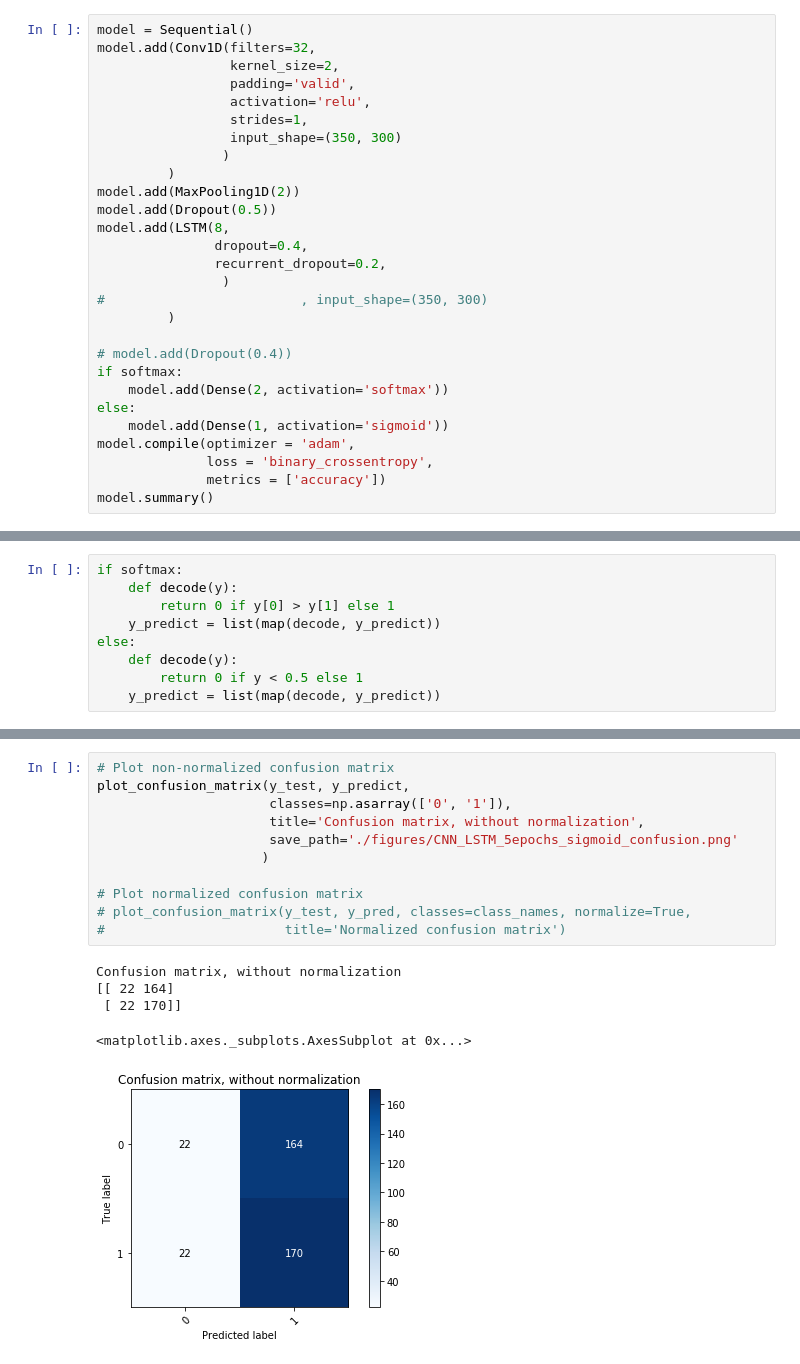
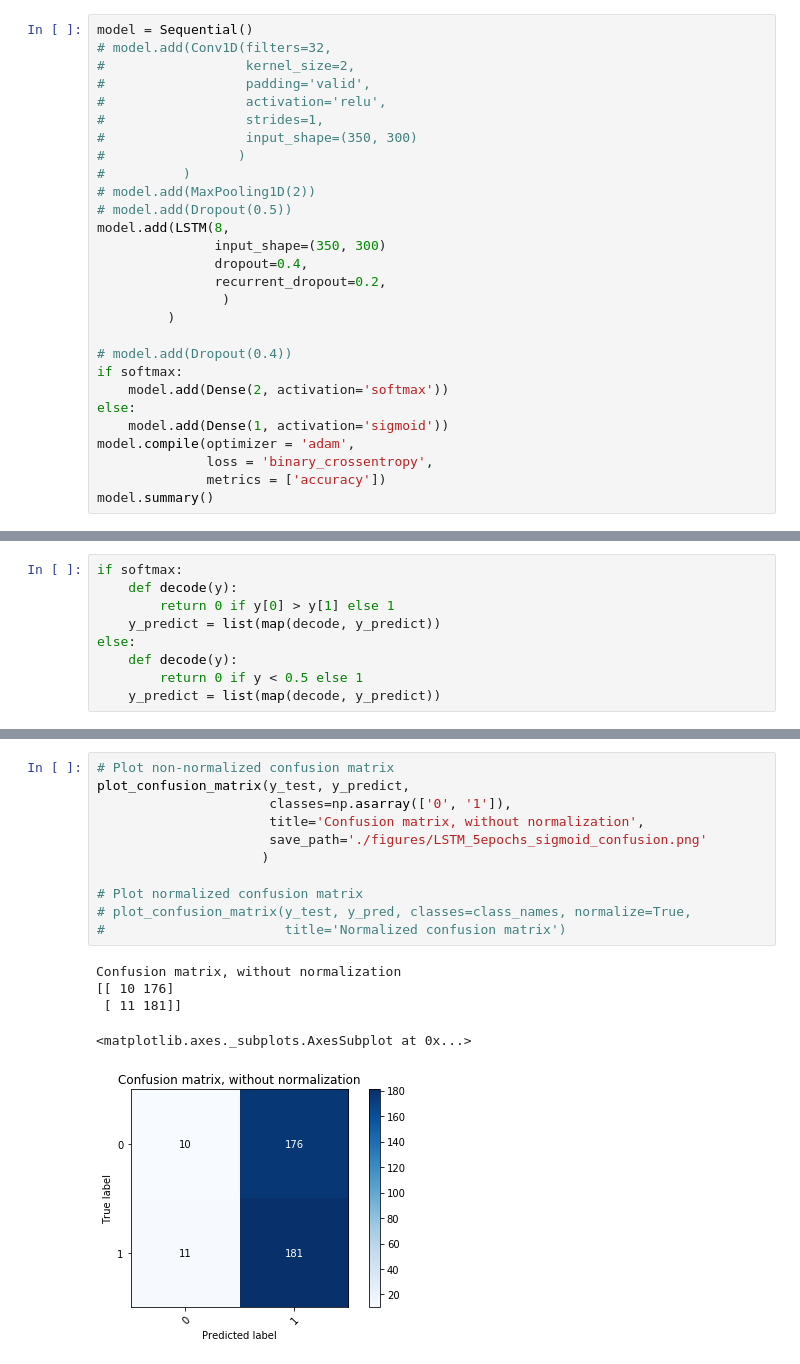
Before and after one commit to Isabella-Ko/News_stockPrice, a Jupyter notebook: LSTM.ipynb, the cells around one changed output, grey strips where cells are left out. Saved outputs shown, nothing was run; the diff lists cells and outputs as text.

```diff
--- a/LSTM.ipynb
+++ b/LSTM.ipynb
@@ -147,21 +147,21 @@ if softmax:
     y_train = np.asarray([encode[y] for y in y_train])
 # %%
 model = Sequential()
-model.add(Conv1D(filters=32,
-                 kernel_size=2,
-                 padding='valid',
-                 activation='relu',
-                 strides=1,
-                 input_shape=(350, 300)
-                )
-         )
-model.add(MaxPooling1D(2))
-model.add(Dropout(0.5))
+# model.add(Conv1D(filters=32,
+#                  kernel_size=2,
+#                  padding='valid',
+#                  activation='relu',
+#                  strides=1,
+#                  input_shape=(350, 300)
+#                 )
+#          )
+# model.add(MaxPooling1D(2))
+# model.add(Dropout(0.5))
 model.add(LSTM(8,
+               input_shape=(350, 300)
                dropout=0.4,
                recurrent_dropout=0.2,
                 )
-#                         , input_shape=(350, 300)
          )
 
 # model.add(Dropout(0.4))
@@ -285,17 +279,17 @@ print(confusion_matrix(y_test, y_predict))
 # %%
 # Plot non-normalized confusion matrix
 plot_confusion_matrix(y_test, y_predict,
                       classes=np.asarray(['0', '1']),
                       title='Confusion matrix, without normalization',
-                      save_path='./figures/CNN_LSTM_5epochs_sigmoid_confusion.png'
+                      save_path='./figures/LSTM_5epochs_sigmoid_confusion.png'
                      )
 
 # Plot normalized confusion matrix
 # plot_confusion_matrix(y_test, y_pred, classes=class_names, normalize=True,
 #                       title='Normalized confusion matrix')
 # %% [output]
 Confusion matrix, without normalization
-[[ 22 164]
- [ 22 170]]
+[[ 10 176]
+ [ 11 181]]
 <matplotlib.axes._subplots.AxesSubplot at 0x...>
-[figure, old version]
+[figure, new version]
```
Also changed, not shown: parts of 8 cells of this notebook, 5 other files.
